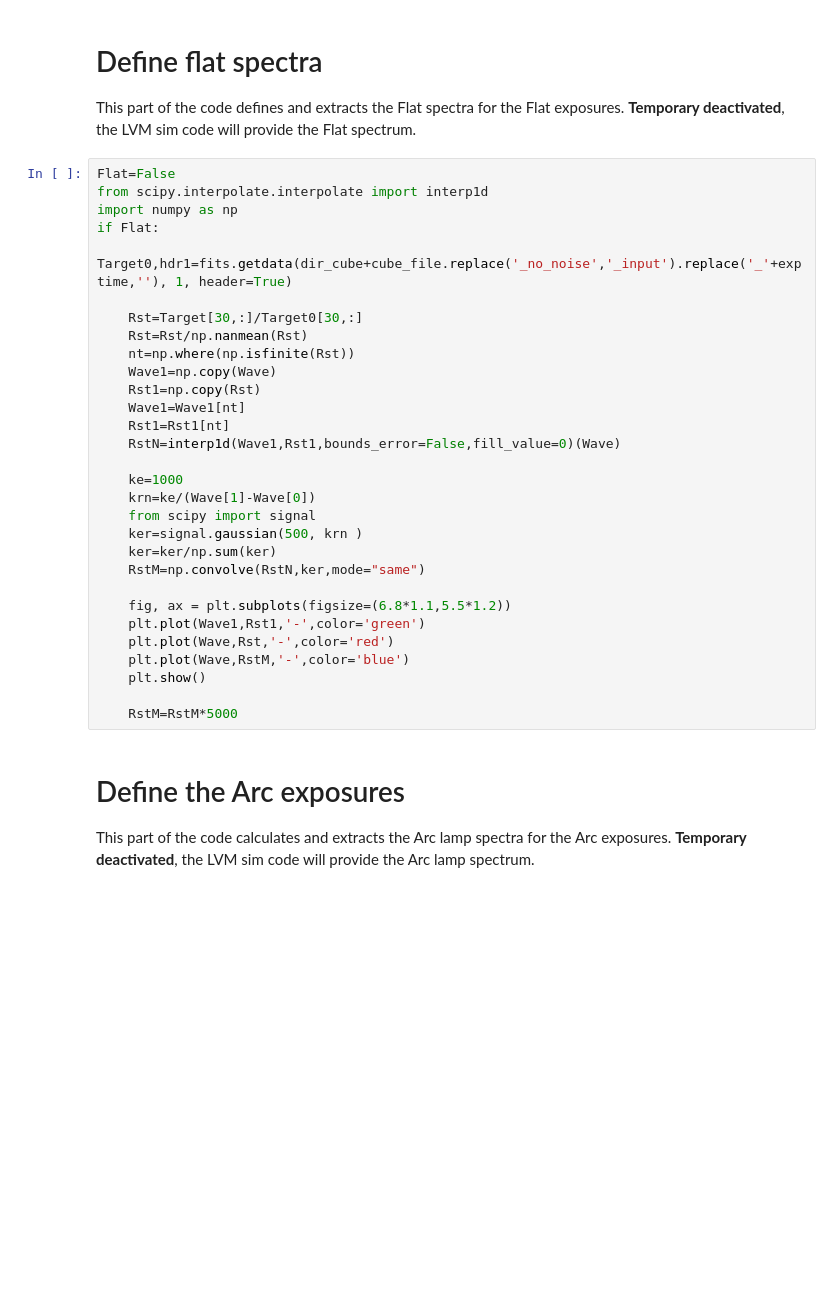
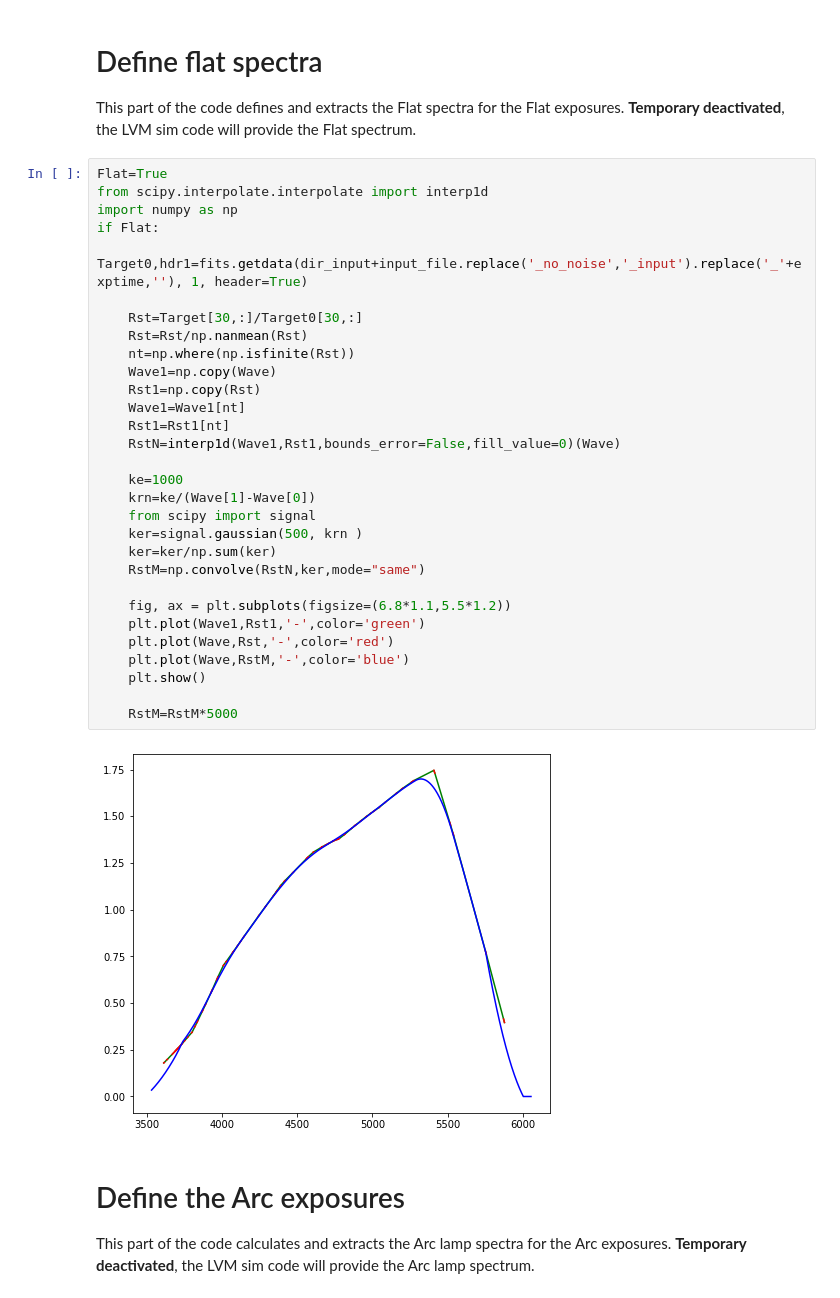
Before and after one commit to hjibarram/LVM_2D, a Jupyter notebook: Example.ipynb, the cells around one changed output. Drawn from its saved outputs; the diff is of its cells as text; blank space fills up the shorter version.

```diff
--- a/Example.ipynb
+++ b/Example.ipynb
@@ -173,35 +175,37 @@ if Sky:
 
 This part of the code defines and extracts the Flat spectra for the Flat exposures. <b>Temporary deactivated</b>, the LVM sim code will provide the Flat spectrum.
 # %%
-Flat=False
+Flat=True
 from scipy.interpolate.interpolate import interp1d
 import numpy as np
 if Flat:
-    Target0,hdr1=fits.getdata(dir_cube+cube_file.replace('_no_noise','_input').replace('_'+exptime,''), 1, header=True)
+    Target0,hdr1=fits.getdata(dir_input+input_file.replace('_no_noise','_input').replace('_'+exptime,''), 1, header=True)
 
     Rst=Target[30,:]/Target0[30,:]
     Rst=Rst/np.nanmean(Rst)
     nt=np.where(np.isfinite(Rst))
     Wave1=np.copy(Wave)
     Rst1=np.copy(Rst)
     Wave1=Wave1[nt]
     Rst1=Rst1[nt]
     RstN=interp1d(Wave1,Rst1,bounds_error=False,fill_value=0)(Wave)
 
     ke=1000
     krn=ke/(Wave[1]-Wave[0])
     from scipy import signal
     ker=signal.gaussian(500, krn )
     ker=ker/np.sum(ker)
     RstM=np.convolve(RstN,ker,mode="same")
 
     fig, ax = plt.subplots(figsize=(6.8*1.1,5.5*1.2))
     plt.plot(Wave1,Rst1,'-',color='green')
     plt.plot(Wave,Rst,'-',color='red')
     plt.plot(Wave,RstM,'-',color='blue')
     plt.show()
 
     RstM=RstM*5000
+# %% [output]
+[figure, added]
 # %% [markdown]
 
 <h1>Define the Arc exposures</h1>
```
Also changed, not shown: parts of 3 cells of this notebook.
